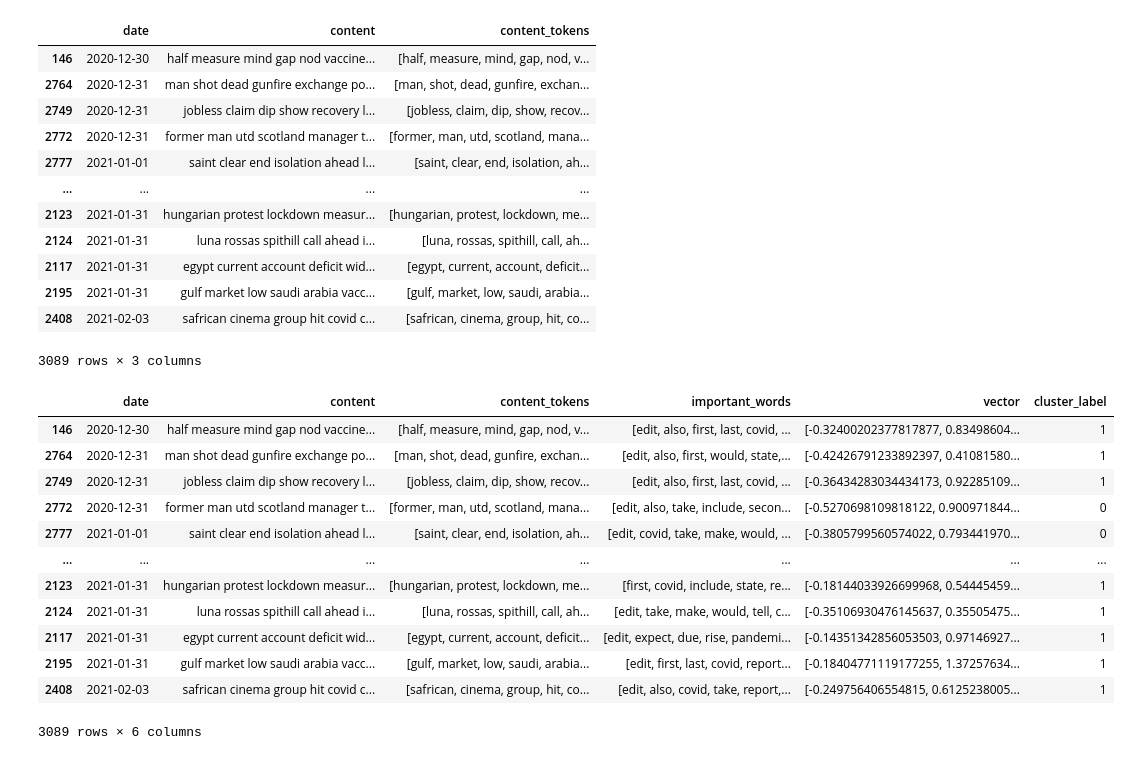
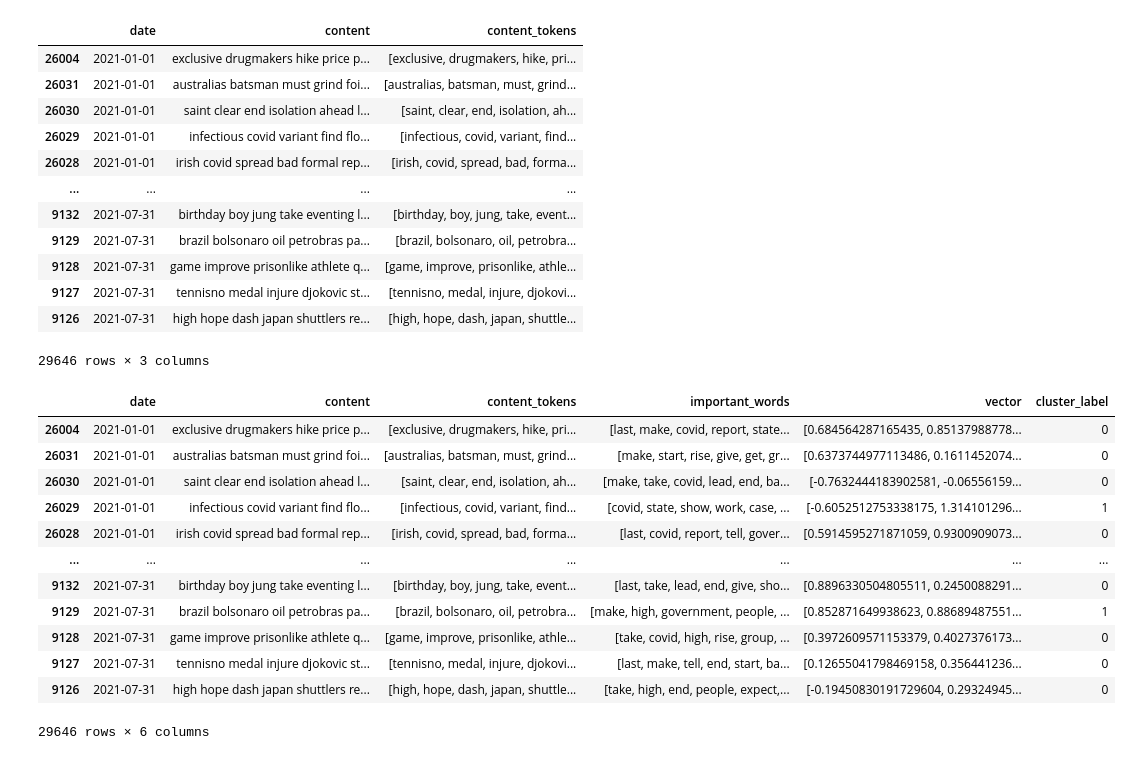
Before and after one commit to hanhy/MFIN7036, a Jupyter notebook: group_project/Vectorization+Clustering/clusture_final_key words.ipynb, the cells around one changed output. Drawn from its saved outputs; the diff is of its cells as text; code cells hidden in the pictures.

```diff
--- a/group_project/Vectorization+Clustering/clusture_final_key words.ipynb
+++ b/group_project/Vectorization+Clustering/clusture_final_key words.ipynb
@@ -26,42 +26,63 @@ from transformers import AutoTokenizer, AutoModelForSequenceClassification, pipe
 from nltk.corpus import sentiwordnet as swn
 from nltk.sentiment.vader import SentimentIntensityAnalyzer
 # %%
-test_data = pd.read_csv('data/processed_articles_2021_V1.csv')
+test_data = pd.read_csv('data/processed_articles_202101-08.csv')
 test_data['content'] = test_data['title'] + test_data['body']
 test_data = test_data.drop(columns=['title','body'])
 test_data['date'] = pd.to_datetime(test_data['date'])
 test_data = test_data.sort_values(by='date')
 test_data['content'] = test_data['content'].apply(lambda x: ' '.join(x.split(',')))
 stop_words = set(stopwords.words('english'))
-stop_words_list = [ 'msci','iran','states','italy','united','china','usa','us','america','american','americans','chinese','china','russia','russian','putin','vladimir','trump','donald','biden','joe','ukraine','ukrainian','ukrainians','ukraines','ukraine','say','jan','feb','mar','apr','may','jun','jul','aug','sep','oct','nov','dec','mon','tue','wed','thu','fri','sat','sun','monday','tuesday','wednesday','thursday','friday','saturday','sunday','january','february','march','april','may','june','july','august','september','october','november','december','today','yesterday','tomorrow','week','month','year','time','day','weekend','morning','afternoon','evening','night','news','new','news']
-list_numbers = ['liga','len','nhl','one','two','three','four','five','six','seven','eight','nine','ten','hundred','thousand','million','billion','trillion']
-country_list = ['China', 'United States of America', 'United Kingdom', 'France', 'Germany', 'Japan', 'Russia', 'Australia', 'Canada', 'India', 'Brazil', 'Italy', 'Spain', 'South Korea', 'Mexico', 'Netherlands', 'Switzerland', 'Sweden', 'Norway', 'Denmark', 'Finland', 'Greece', 'Ireland', 'Portugal', 'Poland', 'Ukraine', 'Romania', 'Belgium', 'Austria', 'Turkey', 'Saudi Arabia', 'United Arab Emirates', 'Iran', 'Iraq', 'Israel', 'Egypt', 'South Africa', 'Argentina', 'Venezuela', 'Thailand', 'Malaysia', 'Singapore', 'Indonesia', 'Philippines', 'Pakistan', 'Bangladesh', 'Nigeria', 'Kenya', 'Tanzania', 'Uganda']
+stop_words_list = ['aviva','company','shenzhen','kate','euros','emirate','dhabi','metre','asia','europe','shanghai','nichola','roger','msci','iran','states','italy','united','china','usa','us','america','american','americans','chinese','china','russia','russian','putin','vladimir','trump','donald','biden','joe','ukraine','ukrainian','ukrainians','ukraines','ukraine','say','jan','feb','mar','apr','may','jun','jul','aug','sep','oct','nov','dec','mon','tue','wed','thu','fri','sat','sun','monday','tuesday','wednesday','thursday','friday','saturday','sunday','january','february','march','april','may','june','july','august','september','october','november','december','today','yesterday','tomorrow','week','month','year','time','day','weekend','morning','afternoon','evening','night','news','new','news']
+list_numbers = ['eoi','name','houthi','uae','euro','yen','instead','liga','len','nhl','one','two','three','four','five','six','seven','eight','nine','ten','hundred','thousand','million','billion','trillion','first','second','third','eighted','series','hong','kong','new','york','los','angeles','san','francisco','las','vegas','san','diego','san','jose']
+country_list = ['myanmar','robert','lebanon','iivi','william','zalando','olympic','country','world','africa','China', 'United States of America', 'United Kingdom', 'France', 'Germany', 'Japan', 'Russia', 'Australia', 'Canada', 'India', 'Brazil', 'Italy', 'Spain', 'South Korea', 'Mexico', 'Netherlands', 'Switzerland', 'Sweden', 'Norway', 'Denmark', 'Finland', 'Greece', 'Ireland', 'Portugal', 'Poland', 'Ukraine', 'Romania', 'Belgium', 'Austria', 'Turkey', 'Saudi Arabia', 'United Arab Emirates', 'Iran', 'Iraq', 'Israel', 'Egypt', 'South Africa', 'Argentina', 'Venezuela', 'Thailand', 'Malaysia', 'Singapore', 'Indonesia', 'Philippines', 'Pakistan', 'Bangladesh', 'Nigeria', 'Kenya', 'Tanzania', 'Uganda']
+list_append = ["whose", "german", "saidsign", "ceo","exar","chos","sme", "vietnam", "gsk", "mori", "queen", "threeyear","would", "come", "also", "could", "edit", "include","pitch", "Britain", "Indian", "collin", "koo", "skorea", "men", "koo", "hub","bbva", "korea", "inc", "btp", "ntpcs", "telecom", "omi","jen","andre", "spac", "sabadell","faa", "unicredit", "city", "georgia", "puma", "philip", "england", "tokyo", "announce", "safrica", "andrea"]
 stop_words.update(stop_words_list)
 stop_words.update(list_numbers)
 stop_words.update(country_list)
+stop_words.update(list_append)
 test_data['content'] = test_data['content'].apply(lambda x: ' '.join([word for word in x.split() if word.lower() not in (stop_words)]))
 test_data['content'] = test_data['content'].apply(lambda x: ' '.join([word for word in x.split() if word.isalpha()]))
 test_data['content'] = test_data['content'].apply(lambda x: ' '.join([word for word in x.split() if len(word) > 2]))
 test_data['content'] = test_data['content'].apply(lambda x: ' '.join([word for word in x.split() if word != 'nan']))
 test_data['content_tokens'] = test_data['content'].apply(lambda x: x.split())
+start_date = '2021-01-01'
+end_date = '2021-07-31'
+test_data = test_data[(test_data['date'] >= start_date) & (test_data['date'] <= end_date)]
 test_data
+sample_counts = test_data['date'].value_counts()
+# 过滤出样本数量小于等于 50 的日期
+invalid_dates = sample_counts[sample_counts < 60]
+
+# 创建一个 DataFrame 只包含日期和样本数量
+invalid_dates_df = invalid_dates.reset_index()
+invalid_dates_df.columns = ['date', 'sample_count']
+
+# 导出为 CSV 文件
+invalid_dates_df.to_csv('invalid_dates_sample_counts.csv', index=False)
+# 过滤出样本数量在 50 以上的日期
+valid_dates = sample_counts[sample_counts >= 60].index
+
+# 保留这些日期的数据
+test_data = test_data[test_data['date'].isin(valid_dates)]
+test_data
 # %% [output]
 |  | date | content | content_tokens |
-| 146 | 2020-12-30 | half measure mind gap nod vaccine... | [half, measure, mind, gap, nod, v... |
-| 2764 | 2020-12-31 | man shot dead gunfire exchange po... | [man, shot, dead, gunfire, exchan... |
-| 2749 | 2020-12-31 | jobless claim dip show recovery l... | [jobless, claim, dip, show, recov... |
-| 2772 | 2020-12-31 | former man utd scotland manager t... | [former, man, utd, scotland, mana... |
-| 2777 | 2021-01-01 | saint clear end isolation ahead l... | [saint, clear, end, isolation, ah... |
+| 26004 | 2021-01-01 | exclusive drugmakers hike price p... | [exclusive, drugmakers, hike, pri... |
+| 26031 | 2021-01-01 | australias batsman must grind foi... | [australias, batsman, must, grind... |
+| 26030 | 2021-01-01 | saint clear end isolation ahead l... | [saint, clear, end, isolation, ah... |
+| 26029 | 2021-01-01 | infectious covid variant find flo... | [infectious, covid, variant, find... |
+| 26028 | 2021-01-01 | irish covid spread bad formal rep... | [irish, covid, spread, bad, forma... |
 | ... | ... | ... | ... |
-| 2123 | 2021-01-31 | hungarian protest lockdown measur... | [hungarian, protest, lockdown, me... |
-| 2124 | 2021-01-31 | luna rossas spithill call ahead i... | [luna, rossas, spithill, call, ah... |
-| 2117 | 2021-01-31 | egypt current account deficit wid... | [egypt, current, account, deficit... |
-| 2195 | 2021-01-31 | gulf market low saudi arabia vacc... | [gulf, market, low, saudi, arabia... |
-| 2408 | 2021-02-03 | safrican cinema group hit covid c... | [safrican, cinema, group, hit, co... |
+| 9132 | 2021-07-31 | birthday boy jung take eventing l... | [birthday, boy, jung, take, event... |
+| 9129 | 2021-07-31 | brazil bolsonaro oil petrobras pa... | [brazil, bolsonaro, oil, petrobra... |
+| 9128 | 2021-07-31 | game improve prisonlike athlete q... | [game, improve, prisonlike, athle... |
+| 9127 | 2021-07-31 | tennisno medal injure djokovic st... | [tennisno, medal, injure, djokovi... |
+| 9126 | 2021-07-31 | high hope dash japan shuttlers re... | [high, hope, dash, japan, shuttle... |
-3089 rows × 3 columns
+29646 rows × 3 columns
 # %%
 # Step 2: Train Word2Vec model on tokenized words
-model = Word2Vec(sentences=test_data['content_tokens'], vector_size=100, window=8, min_count=2, workers=8)
+model = Word2Vec(sentences=test_data['content_tokens'], vector_size=80, window=9, min_count=2, workers=8)
 
 # Step 3: Compute TF-IDF weights for all words in the dataset
 corpus = test_data['content'].tolist()  # Use space-separated strings for TF-IDF
@@ -70,7 +91,7 @@ tfidf_matrix = vectorizer.fit_transform(corpus)
 word2tfidf = dict(zip(vectorizer.get_feature_names_out(), vectorizer.idf_))
 
 # Step 4: Identify high-frequency words per article
-N = 30  # Number of top words per article; adjust as needed
+N = 20 # Number of top words per article; adjust as needed
 test_data['important_words'] = test_data['content_tokens'].apply(
     lambda tokens: sorted(
         set(tokens),  # Remove duplicates
@@ -83,42 +104,42 @@ test_data['important_words'] = test_data['content_tokens'].apply(
 def text_to_vector(text, model, word2tfidf):
     """Convert text to a weighted average vector using TF-IDF weights."""
     vectors = []
     weights = []
     for word in text:
         if word in model.wv:
             vectors.append(model.wv[word])
             weights.append(word2tfidf.get(word, 1.0))  # Default weight 1.0 if not in TF-IDF
     if not vectors:
         return np.zeros(model.vector_size)
     vectors = np.array(vectors)
     weights = np.array(weights) / sum(weights)  # Normalize weights
     return np.average(vectors, axis=0, weights=weights)
 
 # Step 6: Convert important words to vectors
 test_data['vector'] = test_data['important_words'].apply(lambda x: text_to_vector(x, model, word2tfidf))
 
 # Step 7: Prepare data for clustering
 X = np.array(test_data['vector'].tolist())
 
 # Step 8: Perform clustering
 num_clusters = 2  # Adjustable; you can experiment with different numbers
 kmeans = KMeans(n_clusters=num_clusters, random_state=42)
 labels = kmeans.fit_predict(X)
 test_data['cluster_label'] = labels
 
 # Display the updated DataFrame
 test_data
 # %% [output]
 |  | date | content | content_tokens | important_words | vector | cluster_label |
-| 146 | 2020-12-30 | half measure mind gap nod vaccine... | [half, measure, mind, gap, nod, v... | [edit, also, first, last, covid, ... | [-0.32400202377817877, 0.83498604... | 1 |
-| 2764 | 2020-12-31 | man shot dead gunfire exchange po... | [man, shot, dead, gunfire, exchan... | [edit, also, first, would, state,... | [-0.42426791233892397, 0.41081580... | 1 |
-| 2749 | 2020-12-31 | jobless claim dip show recovery l... | [jobless, claim, dip, show, recov... | [edit, also, first, last, covid, ... | [-0.36434283034434173, 0.92285109... | 1 |
-| 2772 | 2020-12-31 | former man utd scotland manager t... | [former, man, utd, scotland, mana... | [edit, also, take, include, secon... | [-0.5270698109818122, 0.900971844... | 0 |
-| 2777 | 2021-01-01 | saint clear end isolation ahead l... | [saint, clear, end, isolation, ah... | [edit, covid, take, make, would, ... | [-0.3805799560574022, 0.793441970... | 0 |
+| 26004 | 2021-01-01 | exclusive drugmakers hike price p... | [exclusive, drugmakers, hike, pri... | [last, make, covid, report, state... | [0.684564287165435, 0.85137988778... | 0 |
+| 26031 | 2021-01-01 | australias batsman must grind foi... | [australias, batsman, must, grind... | [make, start, rise, give, get, gr... | [0.6373744977113486, 0.1611452074... | 0 |
+| 26030 | 2021-01-01 | saint clear end isolation ahead l... | [saint, clear, end, isolation, ah... | [make, take, covid, lead, end, ba... | [-0.7632444183902581, -0.06556159... | 0 |
+| 26029 | 2021-01-01 | infectious covid variant find flo... | [infectious, covid, variant, find... | [covid, state, show, work, case, ... | [-0.6052512753338175, 1.314101296... | 1 |
+| 26028 | 2021-01-01 | irish covid spread bad formal rep... | [irish, covid, spread, bad, forma... | [last, covid, report, tell, gover... | [0.5914595271871059, 0.9300909073... | 0 |
 | ... | ... | ... | ... | ... | ... | ... |
-| 2123 | 2021-01-31 | hungarian protest lockdown measur... | [hungarian, protest, lockdown, me... | [first, covid, include, state, re... | [-0.18144033926699968, 0.54445459... | 1 |
-| 2124 | 2021-01-31 | luna rossas spithill call ahead i... | [luna, rossas, spithill, call, ah... | [edit, take, make, would, tell, c... | [-0.35106930476145637, 0.35505475... | 1 |
-| 2117 | 2021-01-31 | egypt current account deficit wid... | [egypt, current, account, deficit... | [edit, expect, due, rise, pandemi... | [-0.14351342856053503, 0.97146927... | 1 |
-| 2195 | 2021-01-31 | gulf market low saudi arabia vacc... | [gulf, market, low, saudi, arabia... | [edit, first, last, covid, report... | [-0.18404771119177255, 1.37257634... | 1 |
-| 2408 | 2021-02-03 | safrican cinema group hit covid c... | [safrican, cinema, group, hit, co... | [edit, also, covid, take, report,... | [-0.249756406554815, 0.6125238005... | 1 |
+| 9132 | 2021-07-31 | birthday boy jung take eventing l... | [birthday, boy, jung, take, event... | [last, take, lead, end, give, sho... | [0.8896330504805511, 0.2450088291... | 0 |
+| 9129 | 2021-07-31 | brazil bolsonaro oil petrobras pa... | [brazil, bolsonaro, oil, petrobra... | [make, high, government, people, ... | [0.852871649938623, 0.88689487551... | 1 |
+| 9128 | 2021-07-31 | game improve prisonlike athlete q... | [game, improve, prisonlike, athle... | [take, covid, high, rise, group, ... | [0.3972609571153379, 0.4027376173... | 0 |
+| 9127 | 2021-07-31 | tennisno medal injure djokovic st... | [tennisno, medal, injure, djokovi... | [last, make, tell, end, start, ba... | [0.12655041798469158, 0.356441236... | 0 |
+| 9126 | 2021-07-31 | high hope dash japan shuttlers re... | [high, hope, dash, japan, shuttle... | [take, high, end, people, expect,... | [-0.19450830191729604, 0.29324945... | 0 |
-3089 rows × 6 columns
+29646 rows × 6 columns
```
Also changed, not shown: parts of 9 cells of this notebook, 8 other files.
